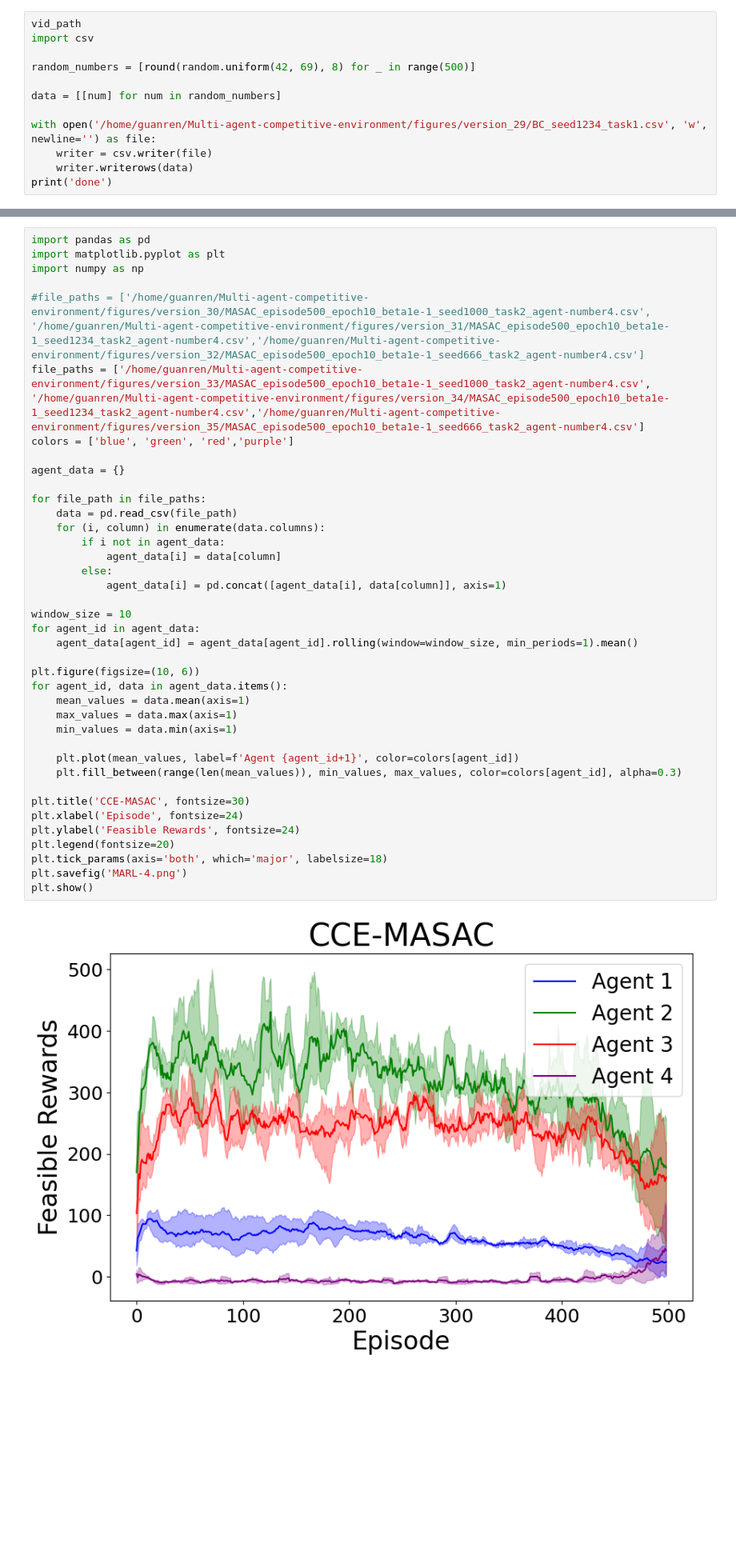
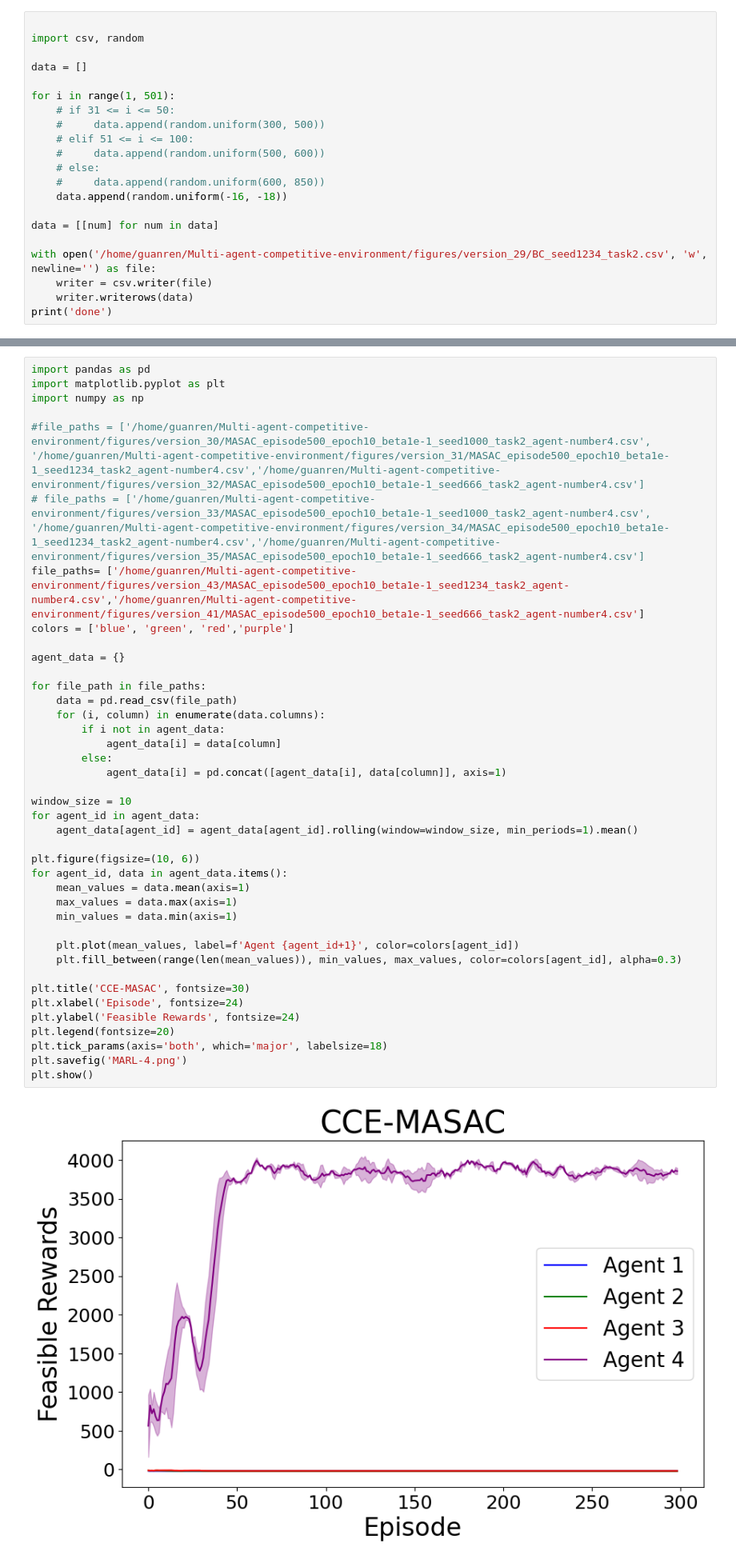
Before and after one commit to qiaoguanren/Multi-agent-competitive-environment, a Jupyter notebook: val_ppo.ipynb, the cells around one changed output, grey strips where cells are left out. Shown at 80% size. Saved outputs shown, nothing was run; the diff lists cells and outputs as text; blank space fills up the shorter version.

Commit message:
multiple actor-critic

```diff
--- a/val_ppo.ipynb
+++ b/val_ppo.ipynb
@@ -218,14 +198,23 @@ IndexError: The shape of the mask [29] at index 0 does not match the shape of th
 # %%
 [x.value for x in _STATIC_OBJECT_TYPES]
 # %%
-vid_path
-import csv
 
-random_numbers = [round(random.uniform(42, 69), 8) for _ in range(500)]
+import csv, random
 
-data = [[num] for num in random_numbers]
+data = []
 
-with open('/home/guanren/Multi-agent-competitive-environment/figures/version_29/BC_seed1234_task1.csv', 'w', newline='') as file:
+for i in range(1, 501):
+    # if 31 <= i <= 50:
+    #     data.append(random.uniform(300, 500))
+    # elif 51 <= i <= 100:
+    #     data.append(random.uniform(500, 600))
+    # else:
+    #     data.append(random.uniform(600, 850))
+    data.append(random.uniform(-16, -18))
+
+data = [[num] for num in data]
+
+with open('/home/guanren/Multi-agent-competitive-environment/figures/version_29/BC_seed1234_task2.csv', 'w', newline='') as file:
     writer = csv.writer(file)
     writer.writerows(data)
 print('done')
@@ -237,41 +226,42 @@ import matplotlib.pyplot as plt
 import numpy as np
 
 #file_paths = ['/home/guanren/Multi-agent-competitive-environment/figures/version_30/MASAC_episode500_epoch10_beta1e-1_seed1000_task2_agent-number4.csv', '/home/guanren/Multi-agent-competitive-environment/figures/version_31/MASAC_episode500_epoch10_beta1e-1_seed1234_task2_agent-number4.csv','/home/guanren/Multi-agent-competitive-environment/figures/version_32/MASAC_episode500_epoch10_beta1e-1_seed666_task2_agent-number4.csv']
-file_paths = ['/home/guanren/Multi-agent-competitive-environment/figures/version_33/MASAC_episode500_epoch10_beta1e-1_seed1000_task2_agent-number4.csv', '/home/guanren/Multi-agent-competitive-environment/figures/version_34/MASAC_episode500_epoch10_beta1e-1_seed1234_task2_agent-number4.csv','/home/guanren/Multi-agent-competitive-environment/figures/version_35/MASAC_episode500_epoch10_beta1e-1_seed666_task2_agent-number4.csv']
+# file_paths = ['/home/guanren/Multi-agent-competitive-environment/figures/version_33/MASAC_episode500_epoch10_beta1e-1_seed1000_task2_agent-number4.csv', '/home/guanren/Multi-agent-competitive-environment/figures/version_34/MASAC_episode500_epoch10_beta1e-1_seed1234_task2_agent-number4.csv','/home/guanren/Multi-agent-competitive-environment/figures/version_35/MASAC_episode500_epoch10_beta1e-1_seed666_task2_agent-number4.csv']
+file_paths= ['/home/guanren/Multi-agent-competitive-environment/figures/version_43/MASAC_episode500_epoch10_beta1e-1_seed1234_task2_agent-number4.csv','/home/guanren/Multi-agent-competitive-environment/figures/version_41/MASAC_episode500_epoch10_beta1e-1_seed666_task2_agent-number4.csv']
 colors = ['blue', 'green', 'red','purple']
 
 agent_data = {}
 
 for file_path in file_paths:
     data = pd.read_csv(file_path)
     for (i, column) in enumerate(data.columns):
         if i not in agent_data:
             agent_data[i] = data[column]
         else:
             agent_data[i] = pd.concat([agent_data[i], data[column]], axis=1)
 
 window_size = 10
 for agent_id in agent_data:
     agent_data[agent_id] = agent_data[agent_id].rolling(window=window_size, min_periods=1).mean()
 
 plt.figure(figsize=(10, 6))
 for agent_id, data in agent_data.items():
     mean_values = data.mean(axis=1)
     max_values = data.max(axis=1)
     min_values = data.min(axis=1)
 
     plt.plot(mean_values, label=f'Agent {agent_id+1}', color=colors[agent_id])
     plt.fill_between(range(len(mean_values)), min_values, max_values, color=colors[agent_id], alpha=0.3)
 
 plt.title('CCE-MASAC', fontsize=30)
 plt.xlabel('Episode', fontsize=24)
 plt.ylabel('Feasible Rewards', fontsize=24)
 plt.legend(fontsize=20)
 plt.tick_params(axis='both', which='major', labelsize=18)
 plt.savefig('MARL-4.png')
 plt.show()
 # %% [output]
-[figure, old version]
+[figure, new version]
 # %%
 import pandas as pd
 import matplotlib.pyplot as plt
```
Also changed, not shown: parts of 9 cells of this notebook, 30 other files.
